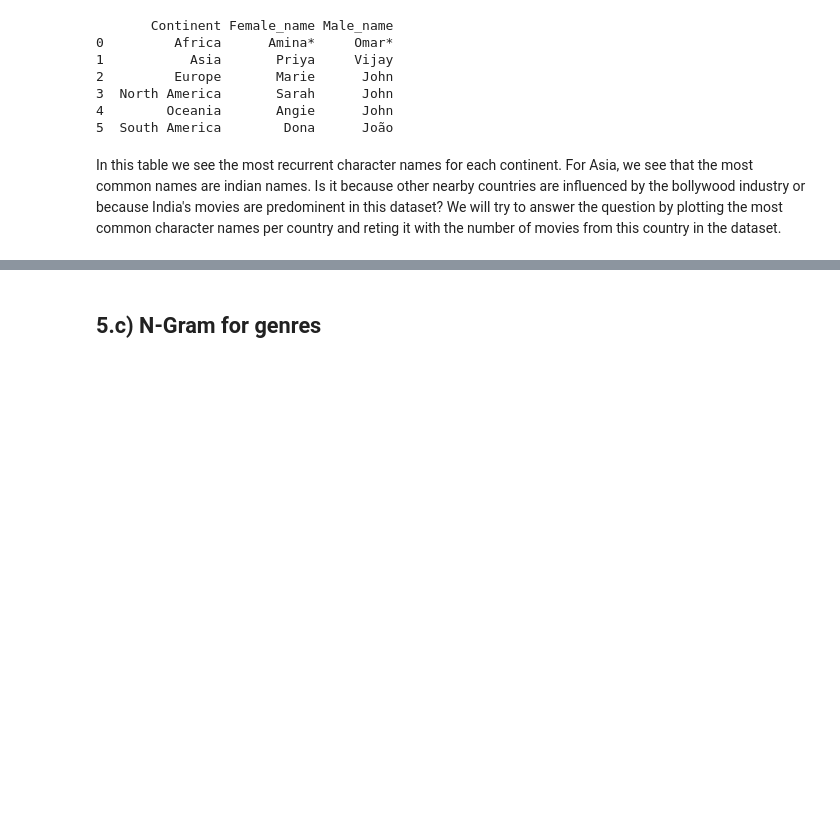
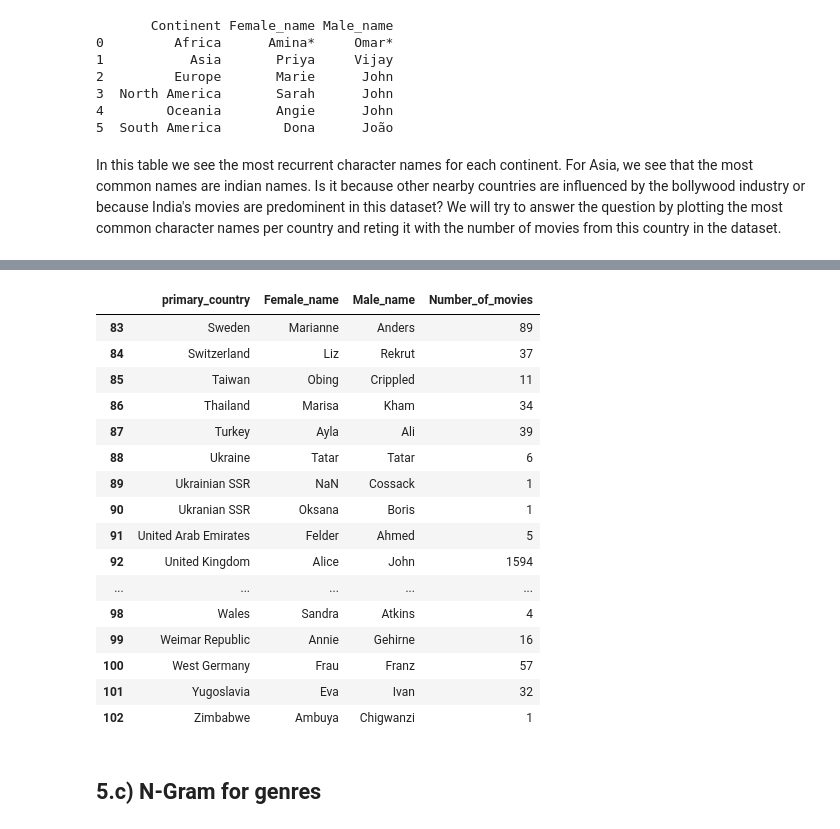
Before and after one commit to epfl-ada/ada-2024-project-adadasurmonbidet2024, a Jupyter notebook: results.ipynb, the cells around one changed output, grey strips where cells are left out. Drawn from its saved outputs; the diff is of its cells as text; code cells hidden in the pictures; blank space fills up the shorter version.

```diff
--- a/results.ipynb
+++ b/results.ipynb
@@ -288,3 +292,23 @@ TypeError: country_to_continent() missing 1 required positional argument: 'count
 # %%
-df_map_names = pd.merge(df_nb_movies,df_top_names,on='primary_country',how='inner')
+df_top_names = merging_non_countries(df_top_names)
+df_top_names.tail(20)
+#df_map_names = pd.merge(df_nb_movies,df_top_names,on='primary_country',how='inner')
+# %% [output]
+|  | primary_country | Female_name | Male_name | Number_of_movies |
+| 83 | Sweden | Marianne | Anders | 89 |
+| 84 | Switzerland | Liz | Rekrut | 37 |
+| 85 | Taiwan | Obing | Crippled | 11 |
+| 86 | Thailand | Marisa | Kham | 34 |
+| 87 | Turkey | Ayla | Ali | 39 |
+| 88 | Ukraine | Tatar | Tatar | 6 |
+| 89 | Ukrainian SSR | NaN | Cossack | 1 |
+| 90 | Ukranian SSR | Oksana | Boris | 1 |
+| 91 | United Arab Emirates | Felder | Ahmed | 5 |
+| 92 | United Kingdom | Alice | John | 1594 |
+| ... | ... | ... | ... | ... |
+| 98 | Wales | Sandra | Atkins | 4 |
+| 99 | Weimar Republic | Annie | Gehirne | 16 |
+| 100 | West Germany | Frau | Franz | 57 |
+| 101 | Yugoslavia | Eva | Ivan | 32 |
+| 102 | Zimbabwe | Ambuya | Chigwanzi | 1 |
 # %%
```
Also changed, not shown: parts of 5 cells of this notebook, 1 other file.
